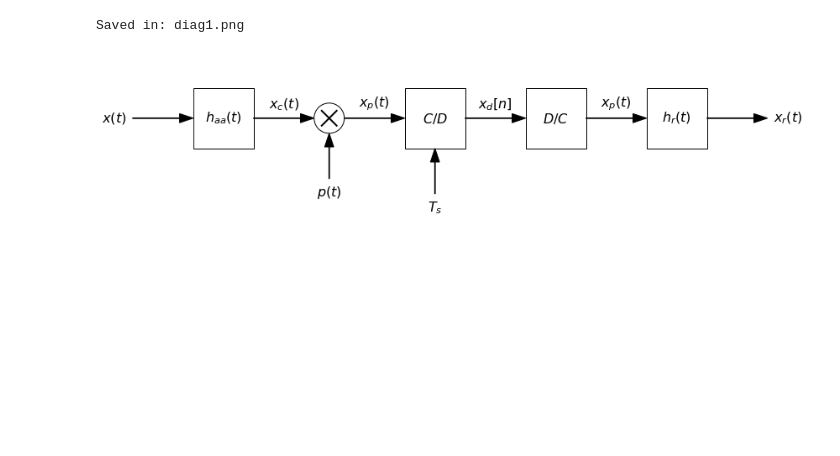
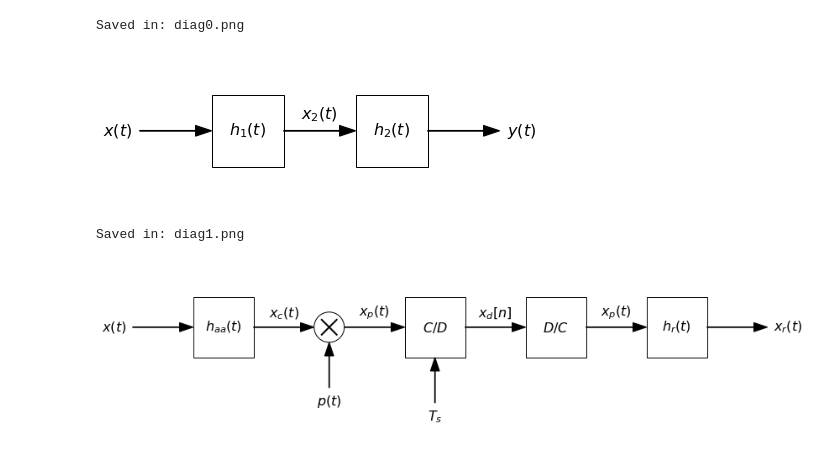
Before and after one commit to miguelmartfern/BlockDiagrams, a Jupyter notebook: notebooks/diag_examples.ipynb, the cells around one changed output. Cells and saved outputs as stored; diff of their text form; code cells hidden in the pictures; blank space fills up the shorter version.

```diff
--- a/notebooks/diag_examples.ipynb
+++ b/notebooks/diag_examples.ipynb
@@ -1 +1,18 @@
+# %%
+from signalblocks import DiagramBuilder
+
+db = DiagramBuilder(block_length=1, fontsize=16)
+
+# Diagram drawing
+db.add("x(t)", kind="input")
+db.add("h_1(t)", kind="block")
+db.add("x_2(t)", kind="arrow")
+db.add("h_2(t)", kind="block")
+db.add("y(t)", kind="output")
+
+#db.show()
+db.show(savepath = "diag0.png")
+# %% [output]
+Saved in: diag0.png
+[figure, added]
 # %%
```
Also changed, not shown: parts of 7 cells of this notebook, 30 other files.
